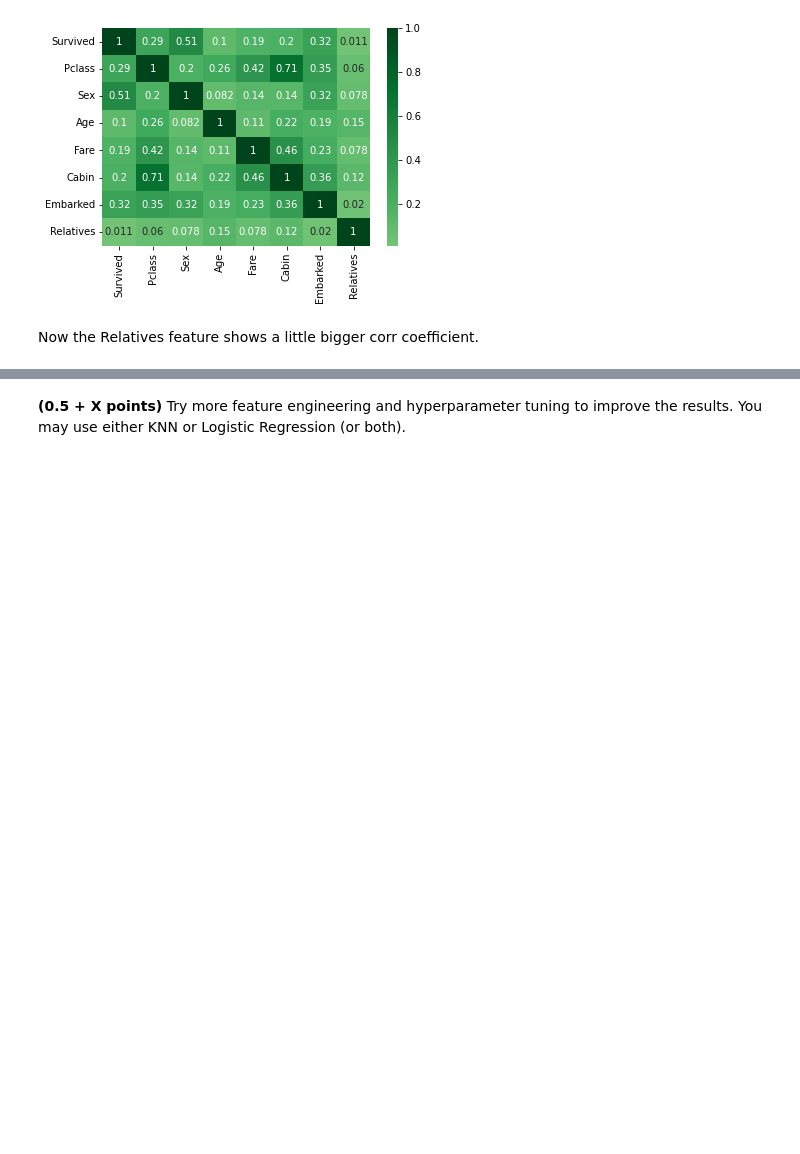
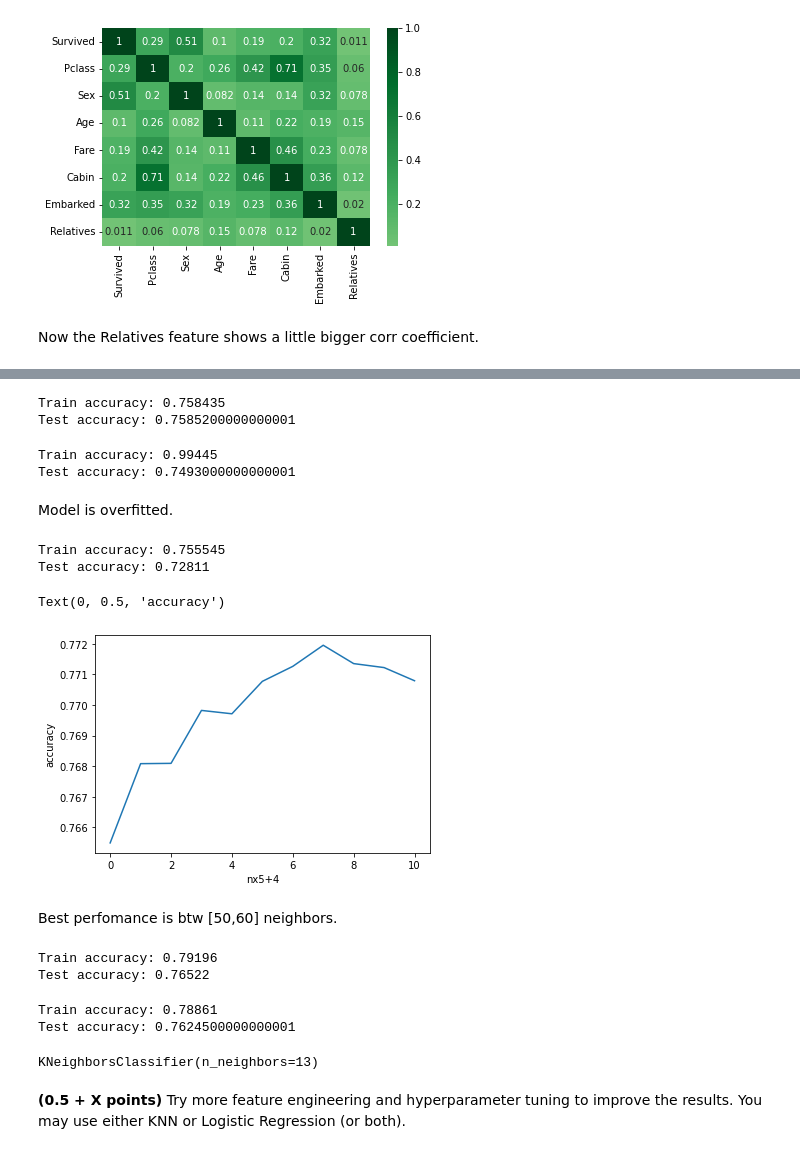
Before and after one commit to WioWio/ML-intro-Wio-2, a Jupyter notebook: hw_classification.ipynb, the cells around one changed output, grey strips where cells are left out. Cells and saved outputs as stored; diff of their text form; code cells hidden in the pictures; blank space fills up the shorter version.

```diff
--- a/hw_classification.ipynb
+++ b/hw_classification.ipynb
@@ -770,0 +777,4 @@ Now the Relatives feature shows a little bigger corr coefficient.
+# %%
+y = num_data[SURVIVED_COL]
+X = num_data.drop(SURVIVED_COL,axis=1)
+X.info()
@@ -770,0 +796,12 @@ Now the Relatives feature shows a little bigger corr coefficient.
+# %%
+def cross_check(model,X,y,prt=True):
+    results = cross_validate(t_model,
+                                 X, y, cv=5,
+                                 return_train_score=True,
+                                 scoring='accuracy')
+    tr_s,te_s = results['train_score'].mean(),results['test_score'].mean()
+    if prt:
+        print(f'Train accuracy: {tr_s}')
+        print(f'Test accuracy: {te_s}')
+    else:
+        return te_s
@@ -770,0 +825,35 @@ Now the Relatives feature shows a little bigger corr coefficient.
+# %%
+X = StandardScaler().fit_transform(X)
+# %%
+t_model = LogisticRegression(max_iter=1000)
+cross_check(t_model,X,y)
+# %% [output]
+Train accuracy: 0.758435
+Test accuracy: 0.7585200000000001
+# %%
+t_model = KNeighborsClassifier(n_neighbors=20, weights='distance')
+cross_check(t_model,X,y)
+# %% [output]
+Train accuracy: 0.99445
+Test accuracy: 0.7493000000000001
+# %% [markdown]
+Model is overfitted.
+# %%
+t_model = KNeighborsClassifier(n_neighbors=20, weights='uniform')
+cross_check(t_model,X,y)
+# %% [output]
+Train accuracy: 0.755545
+Test accuracy: 0.72811
+# %%
+acc_hist=[]
+for n in range(4,15):
+    t_model = KNeighborsClassifier(n_neighbors=n*5, weights='uniform')
+    acc_hist.append(cross_check(t_model,X,y,prt=False))
+plt.plot(acc_hist)
+plt.xlabel('n\5-4')
+plt.ylabel('accuracy')
+# %% [output]
+Text(0, 0.5, 'accuracy')
+[figure, added]
+# %% [markdown]
+Best perfomance is btw [50,60] neighbors.
@@ -770,0 +868,6 @@ Now the Relatives feature shows a little bigger corr coefficient.
+# %%
+t_model = KNeighborsClassifier(n_neighbors=13, weights='uniform')
+cross_check(t_model,X,y)
+# %% [output]
+Train accuracy: 0.79196
+Test accuracy: 0.76522
@@ -770,0 +877,11 @@ Now the Relatives feature shows a little bigger corr coefficient.
+# %%
+t_model = KNeighborsClassifier(n_neighbors=13, weights='uniform')
+cross_check(t_model,X,y)
+# %% [output]
+Train accuracy: 0.78861
+Test accuracy: 0.7624500000000001
+# %%
+t_model = KNeighborsClassifier(n_neighbors=13, weights='uniform')
+t_model.fit(X,y)
+# %% [output]
+KNeighborsClassifier(n_neighbors=13)
```
Also changed, not shown: parts of 29 cells of this notebook.
